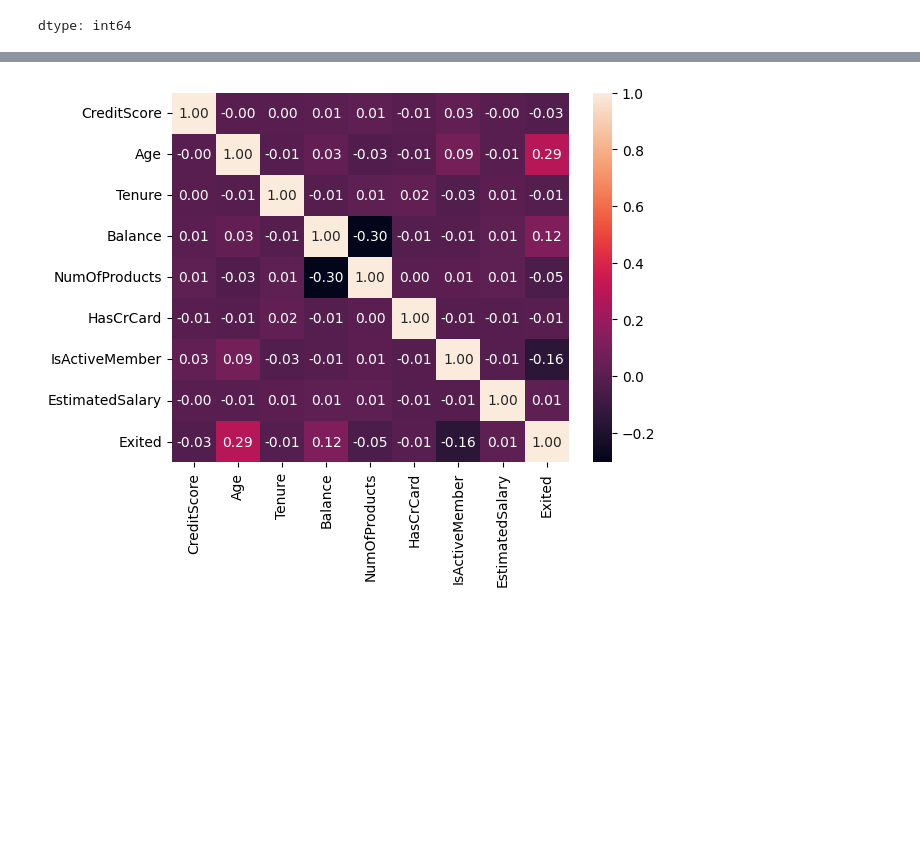
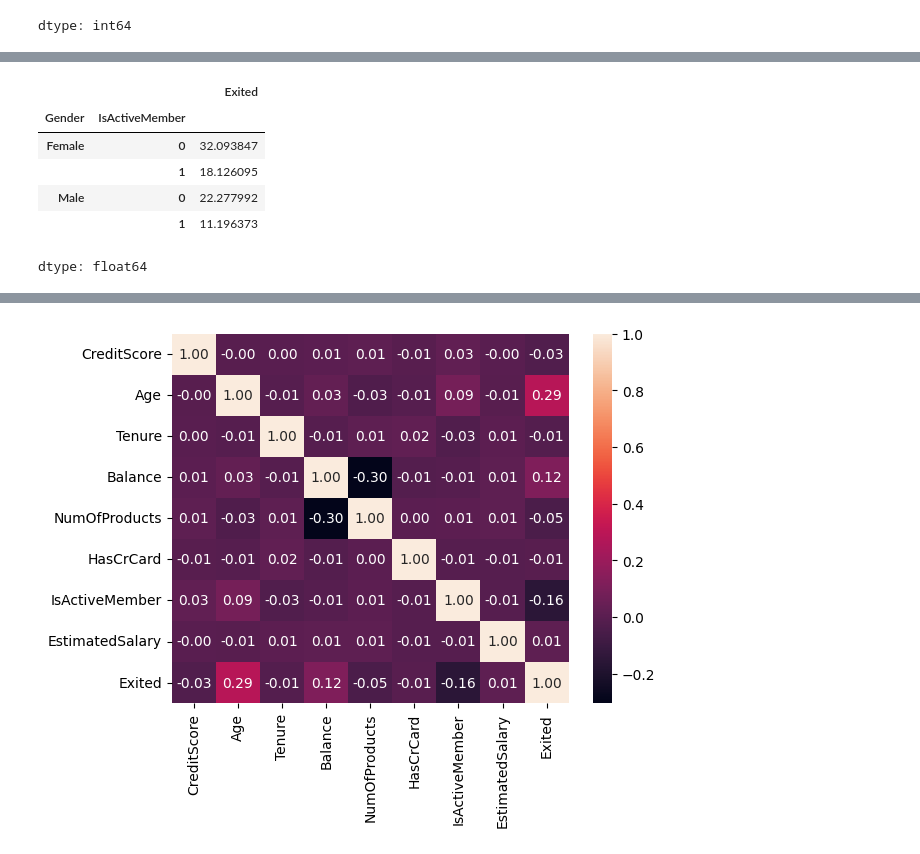
Before and after one commit to Asmitpremkumar16/Customer_Churn, a Jupyter notebook: Churn_Model.ipynb, the cells around one changed output, grey strips where cells are left out. Drawn from its saved outputs; the diff is of its cells as text; code cells hidden in the pictures; blank space fills up the shorter version.

```diff
--- a/Churn_Model.ipynb
+++ b/Churn_Model.ipynb
@@ -62,0 +93,10 @@ dtype: int64
+# %%
+data.groupby(['Gender','IsActiveMember'])['Exited'].mean() * 100
+# %% [output]
+|  |  | Exited |
+| Gender | IsActiveMember |  |
+| Female | 0 | 32.093847 |
+|  | 1 | 18.126095 |
+| Male | 0 | 22.277992 |
+|  | 1 | 11.196373 |
+dtype: float64
```
Also changed, not shown: parts of 13 cells of this notebook.
